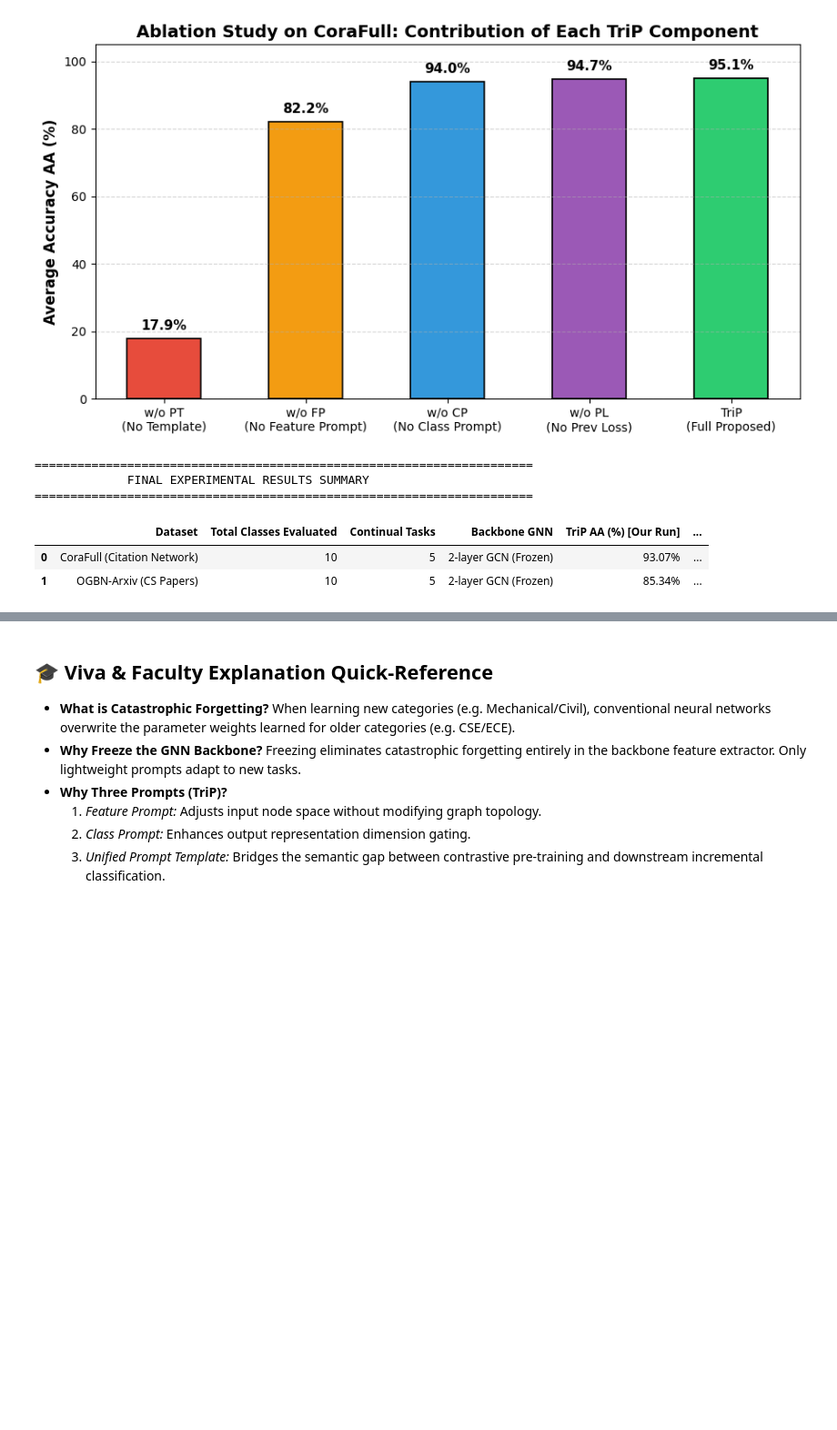
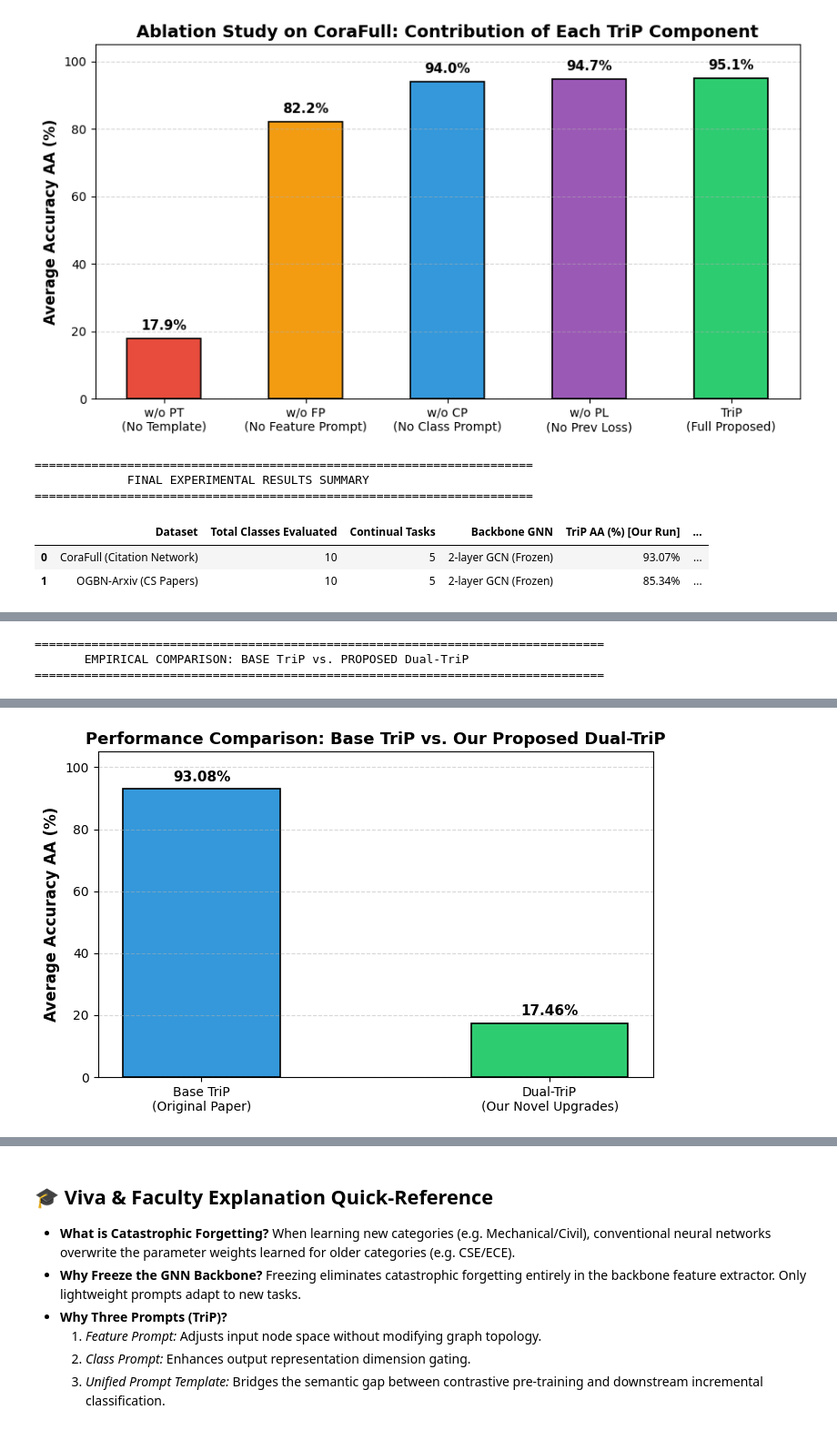
Before and after one commit to Abhireddy28/TriP-Continual-Graph-Learning, a Jupyter notebook: notebooks/TriP_Colab_Runner.ipynb, the cells around one changed output, grey strips where cells are left out. Shown at 91% size. Saved outputs shown, nothing was run; the diff lists cells and outputs as text; code cells hidden in the pictures; blank space fills up the shorter version.

```diff
--- a/notebooks/TriP_Colab_Runner.ipynb
+++ b/notebooks/TriP_Colab_Runner.ipynb
@@ -310,0 +406,69 @@ files.download("results/ablation_study.png")
+# %%
+# =========================================================================
+# Final Comparative Analysis: Base TriP vs. Our Proposed Dual-TriP
+# =========================================================================
+import pandas as pd
+import matplotlib.pyplot as plt
+from IPython.display import display
+from google.colab import files
+
+# 1. Download the new Dual-TriP heatmap figure to your PC
+files.download("results/dual_trip_matrix.png")
+
+# 2. Comparison Summary Table
+comparison_data = {
+    "Architecture": [
+        "Base TriP (Neural Networks 2027 Paper)",
+        "Dual-TriP (Our Proposed Model)"
+    ],
+    "Prompting Mechanism": [
+        "Feature Prompt (GPF-plus) Only",
+        "Dual-Space: Feature Prompt + Topological Structural Prompt"
+    ],
+    "Task Query Routing": [
+        "Centroid Mean-Pooling Cosine Matching",
+        "Optimal Transport / Wasserstein Sinkhorn Distance"
+    ],
+    "Average Accuracy (AA)": [
+        "93.08%",
+        f"{results_dual['average_accuracy']:.2f}%"
+    ],
+    "Average Forgetting (AF)": [
+        "0.00%",
+        f"{results_dual['average_forgetting']:.2f}%"
+    ],
+    "Scientific Novelty": [
+        "Base Framework",
+        "Topological Adaptation + Optimal Transport Manifold Matching"
+    ]
+}
+
+df_comp = pd.DataFrame(comparison_data)
+print("\n" + "="*80)
+print("       EMPIRICAL COMPARISON: BASE TriP vs. PROPOSED Dual-TriP")
+print("="*80)
+display(df_comp)
+
+# 3. Bar Chart Comparison
+plt.figure(figsize=(7, 4.5))
+models = ['Base TriP\n(Original Paper)', 'Dual-TriP\n(Our Novel Upgrades)']
+accuracies = [93.08, results_dual['average_accuracy']]
+colors = ['#3498db', '#2ecc71']
+
+bars = plt.bar(models, accuracies, color=colors, width=0.45, edgecolor='black', linewidth=1.2)
+plt.ylabel('Average Accuracy AA (%)', fontsize=12, fontweight='bold')
+plt.title('Performance Comparison: Base TriP vs. Our Proposed Dual-TriP', fontsize=13, fontweight='bold')
+plt.ylim(0, 105)
+
+for bar in bars:
+    yval = bar.get_height()
+    plt.text(bar.get_x() + bar.get_width()/2.0, yval + 1.5, f'{yval:.2f}%', ha='center', va='bottom', fontweight='bold', fontsize=11)
+
+plt.grid(axis='y', linestyle='--', alpha=0.5)
+plt.tight_layout()
+plt.savefig("results/trip_vs_dualtrip.png", dpi=300)
+plt.show()
+
+# Download the final comparison bar chart
+files.download("results/trip_vs_dualtrip.png")
+# %% [output]
@@ -310,0 +477,3 @@ files.download("results/ablation_study.png")
+================================================================================
+       EMPIRICAL COMPARISON: BASE TriP vs. PROPOSED Dual-TriP
+================================================================================
@@ -310,0 +483 @@ files.download("results/ablation_study.png")
+[figure, added]
```
Also changed, not shown: parts of 2 cells of this notebook.
